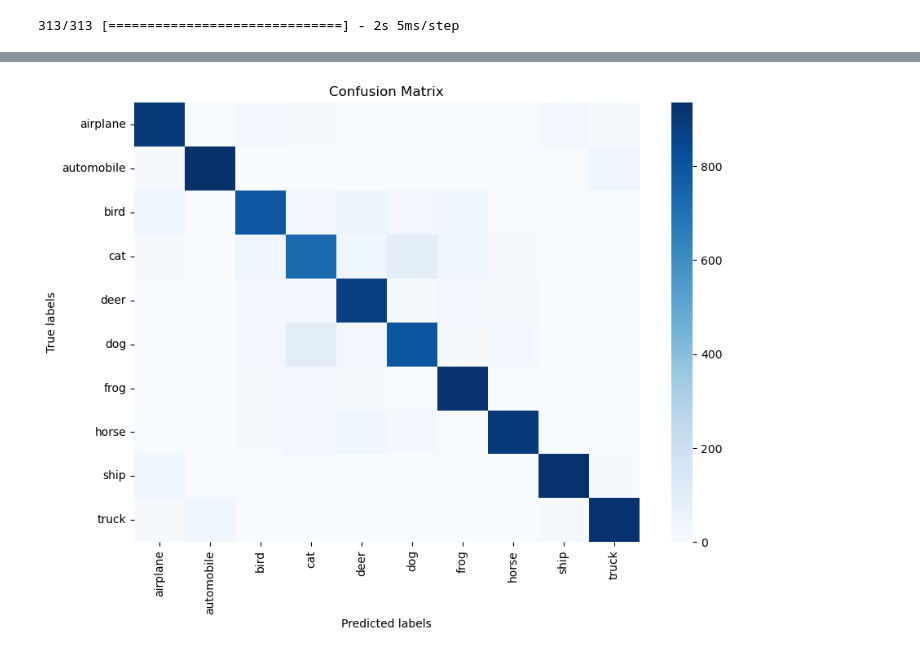
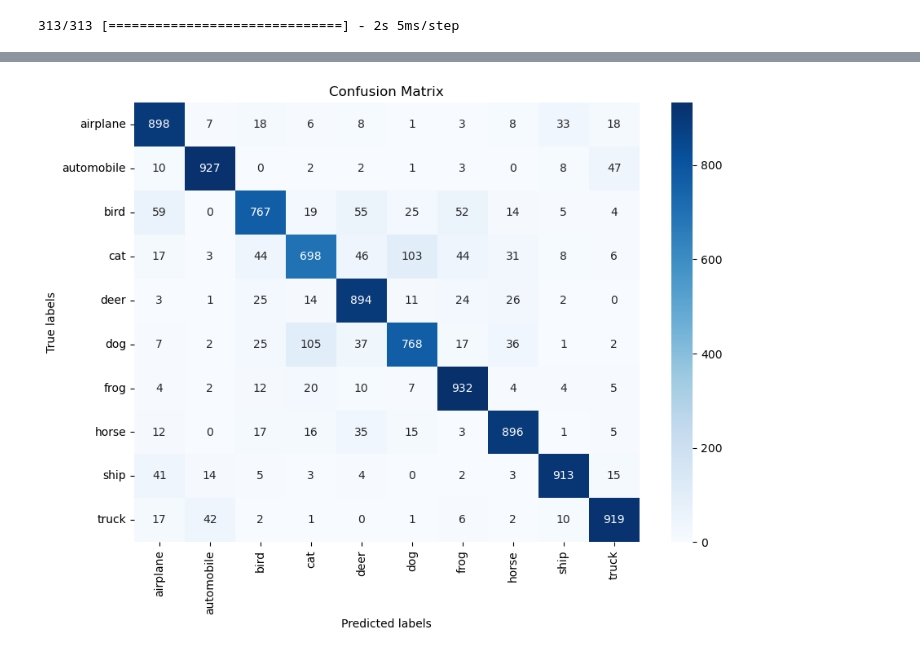
Before and after one commit to Miniomamen/CIFAR-10, a Jupyter notebook: CIFAR classification.ipynb, the cells around one changed output, grey strips where cells are left out. Drawn from its saved outputs; the diff is of its cells as text; code cells hidden in the pictures.

```diff
--- a/CIFAR classification.ipynb
+++ b/CIFAR classification.ipynb
@@ -423,17 +384,16 @@ plt.show()
 # %%
 from sklearn.metrics import confusion_matrix
 import seaborn as sns
-import matplotlib.pyplot as plt
 
 # Obliczanie macierzy błędów
 cm = confusion_matrix(y_true, y_pred)
 
 # Wizualizacja macierzy błędów
 plt.figure(figsize=(10,7))
-sns.heatmap(cm, fmt='d', cmap='Blues', xticklabels=class_names, yticklabels=class_names)
+sns.heatmap(cm, fmt='d', cmap='Blues', xticklabels=class_names, yticklabels=class_names, annot=True)
 plt.xlabel('Predicted labels')
 plt.ylabel('True labels')
 plt.title('Confusion Matrix')
 plt.show()
 # %% [output]
-[figure, old version]
+[figure, new version]
```
Also changed, not shown: parts of 20 cells of this notebook, 11 other files.
